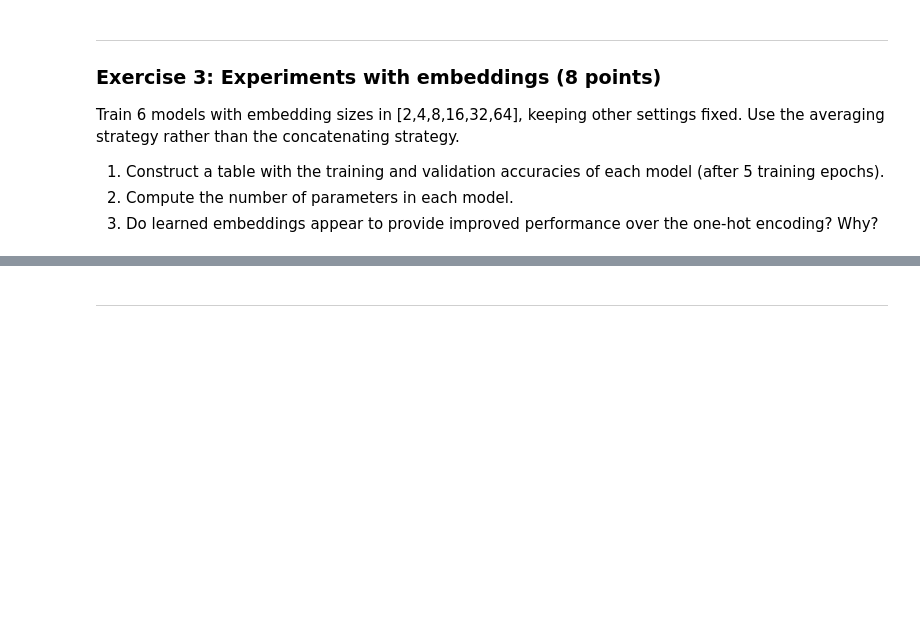
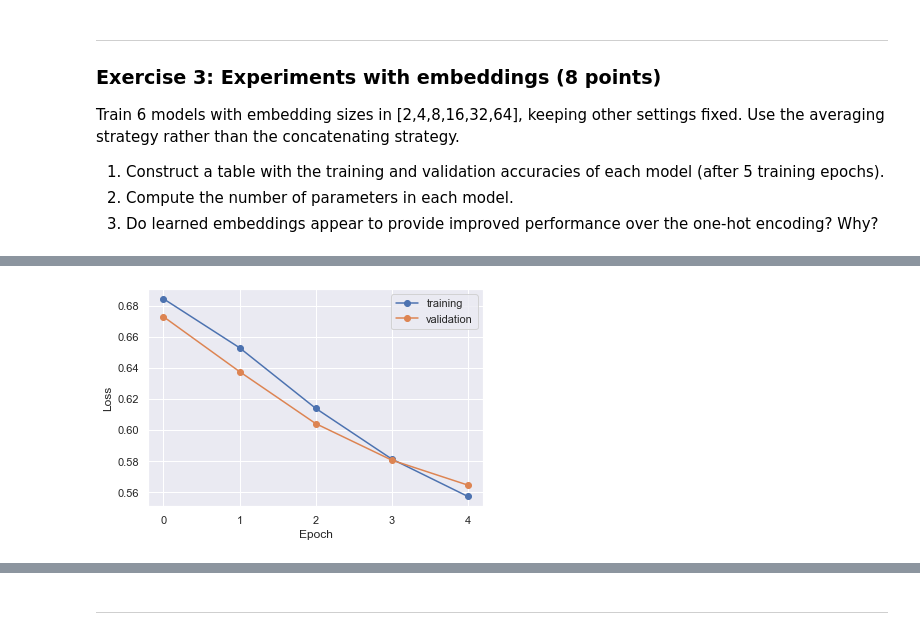
Before and after one commit to vhr1975/datasciw207, a Jupyter notebook: Homework/Victor_Ramirez_Assignment_09 Embeddings for Text.ipynb, the cells around one changed output, grey strips where cells are left out. Saved outputs shown, nothing was run; the diff lists cells and outputs as text; code cells hidden in the pictures; blank space fills up the shorter version.

```diff
--- a/Homework/Victor_Ramirez_Assignment_09 Embeddings for Text.ipynb
+++ b/Homework/Victor_Ramirez_Assignment_09 Embeddings for Text.ipynb
@@ -540,0 +580,20 @@ Train 6 models with embedding sizes in [2,4,8,16,32,64], keeping other settings
+# %%
+# Train 6 models with embedding sizes in [2,4,8,16,32,64], keeping other settings fixed. Use the averaging strategy rather than the concatenating strategy.
+
+# model with 4 embedding size
+model = build_embeddings_model(average_over_positions=True,
+                               vocab_size=1000,
+                               sequence_length=20,
+                               embedding_dim=4)
+history = model.fit(
+  x = X_train_reduced,  # our sparse padded training data
+  y = Y_train,          # corresponding binary labels
+  epochs=5,             # number of passes through the training data
+  batch_size=64,        # mini-batch size
+  validation_split=0.1, # use a fraction of the examples for validation
+  verbose=1             # display some progress output during training
+  )
+
+history = pd.DataFrame(history.history)
+plot_history(history)
+# %% [output]
@@ -540,0 +610 @@ Train 6 models with embedding sizes in [2,4,8,16,32,64], keeping other settings
+[figure, added]
```
Also changed, not shown: parts of 11 cells of this notebook.
